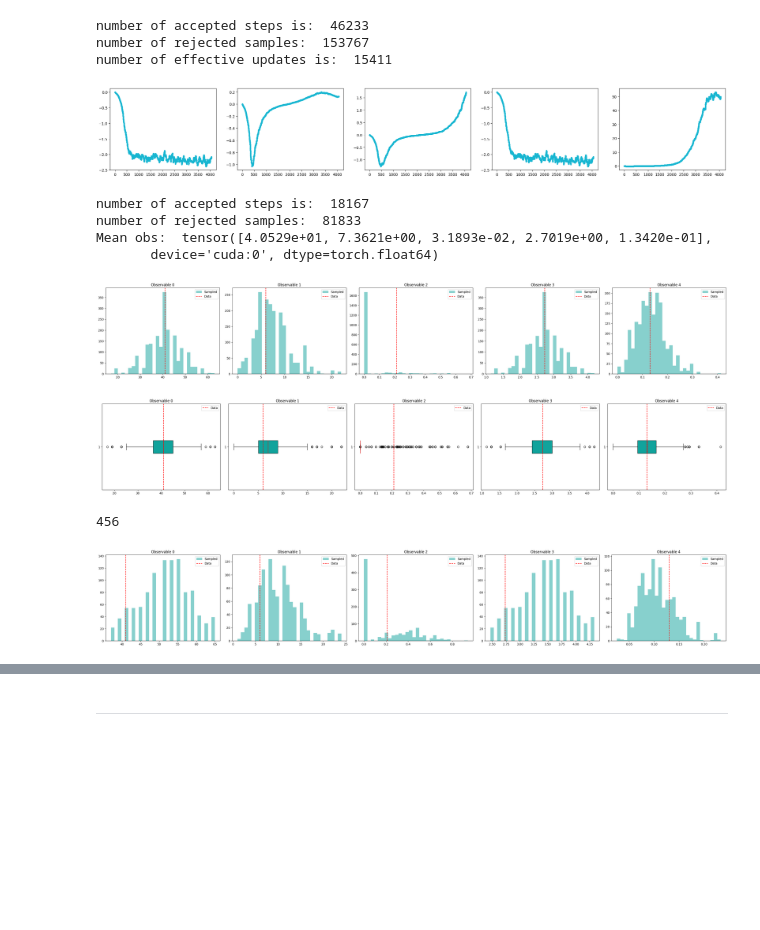
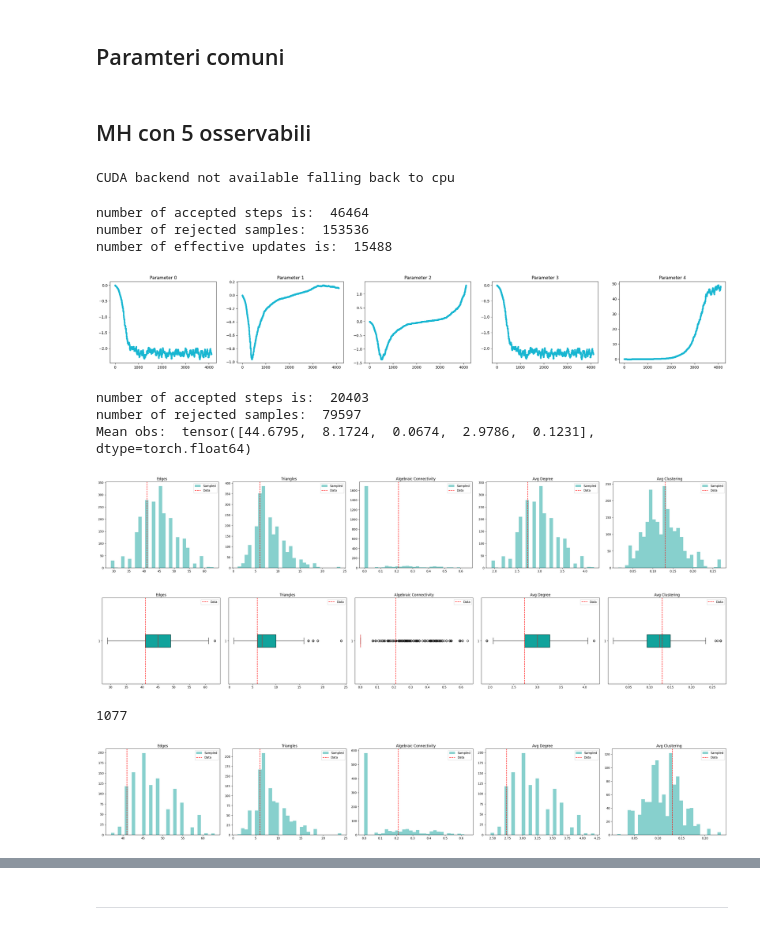
Before and after one commit to LorenzoTonet/torch_erg_experiments, a Jupyter notebook: IEEE_grids.ipynb, the cells around one changed output, grey strips where cells are left out. Saved outputs shown, nothing was run; the diff lists cells and outputs as text; code cells hidden in the pictures; blank space fills up the shorter version.

```diff
--- a/IEEE_grids.ipynb
+++ b/IEEE_grids.ipynb
@@ -33,3 +33,5 @@ plot_graph(ordmat, labels=True)
+# %% [markdown]
+## Paramteri comuni
 # %%
 alpha = 0.001
 niter = 200000
@@ -37,17 +39,29 @@ min_change = 0.05
 update_steps = 3
 
 niter_sampling = 100000
+# %% [markdown]
+## MH con 5 osservabili
 # %%
 class MySamplerFiveStats(MHSampler):
     def __init__(self, backend: str):
         super().__init__(backend)
 
     def observables(self,mtx):
+        L = laplacian_matrix(mtx)
+        a3 = torch.matmul(torch.matmul(mtx,mtx),mtx)
+
         edges = torch.sum(mtx)/2
-        triangles = torch.trace(torch.matmul(torch.matmul(mtx,mtx),mtx))/6
-        ac = torch.linalg.eigvalsh(laplacian_matrix(mtx))[1]
+        triangles = torch.trace(a3)/6
+        ac = torch.linalg.eigvalsh(L)[1]
+        deg = torch.diagonal(L)
+        tri_diag = torch.diagonal(a3) / 2
+
+        valid = deg > 1
+        local_clust = torch.zeros_like(deg)
+        local_clust[valid] = tri_diag[valid] / (deg[valid] * (deg[valid] - 1))
+        avg_clustering = torch.mean(local_clust[valid])
+
         avg_degree = torch.sum(mtx, dim=1).mean()
-        avg_clustering = avg_clustering_coeff(mtx)
 
         return(torch.stack([edges, triangles, ac, avg_degree, avg_clustering]))
 
@@ -55,6 +69,7 @@ betas = torch.tensor([0., 0., 0., 0., 0.], dtype=float)
 
 
 sampler_five_stats = MySamplerFiveStats(backend="cuda")
+
 obs_five_stats = sampler_five_stats.observables(ordmat)
 
 params_five_stats, graphs_five_stats = sampler_five_stats.param_run(graph=ordmat,
@@ -67,13 +82,14 @@ params_five_stats, graphs_five_stats = sampler_five_stats.param_run(graph=ordmat
                       alpha=alpha,
                       min_change=min_change)
 # %% [output]
-number of accepted steps is:  46233
-number of rejected samples:  153767
-number of effective updates is:  15411
+CUDA backend not available falling back to cpu
+number of accepted steps is:  46464
+number of rejected samples:  153536
+number of effective updates is:  15488
 # %%
 plot_params_iterations(params_five_stats)
 # %% [output]
-[figure, old version]
+[figure, new version]
 # %%
 
 params_for_estimates = torch.stack(params_five_stats[-100:]).mean(axis = 0)
@@ -84,26 +100,25 @@ observables_five_stats, graphs_five_stats = sampler_five_stats.sample_run(graph=
                       niter=niter_sampling,
                       save_every=50)
 # %% [output]
-number of accepted steps is:  18167
-number of rejected samples:  81833
-Mean obs:  tensor([4.0529e+01, 7.3621e+00, 3.1893e-02, 2.7019e+00, 1.3420e-01],
-       device='cuda:0', dtype=torch.float64)
+number of accepted steps is:  20403
+number of rejected samples:  79597
+Mean obs:  tensor([44.6795,  8.1724,  0.0674,  2.9786,  0.1231], dtype=torch.float64)
 # %%
-hist_obs_samples(observables_five_stats, obs_five_stats)
-boxplot_obs_samples(observables_five_stats, obs_five_stats)
+hist_obs_samples(observables_five_stats, obs_five_stats, obs_labels = ['Edges', 'Triangles', 'Algebraic Connectivity', 'Avg Degree', 'Avg Clustering'])
+boxplot_obs_samples(observables_five_stats, obs_five_stats, obs_labels = ['Edges', 'Triangles', 'Algebraic Connectivity', 'Avg Degree', 'Avg Clustering'])
 # %% [output]
-[figure, old version]
+[figure, new version]
-[figure, old version]
+[figure, new version]
 # %%
 connected_graphs_five_stats = [g for g in graphs_five_stats if connected_components(csr_matrix(g.cpu().numpy()))[0] <= 2]
 connected_observables_five_stats = [sampler_five_stats.observables(g) for g in connected_graphs_five_stats]
 len(connected_graphs_five_stats)
 # %% [output]
-456
+1077
 # %%
-hist_obs_samples(connected_observables_five_stats, obs_five_stats)
+hist_obs_samples(connected_observables_five_stats, obs_five_stats, obs_labels = ['Edges', 'Triangles', 'Algebraic Connectivity', 'Avg Degree', 'Avg Clustering'])
 # %% [output]
-[figure, old version]
+[figure, new version]
 # %%
 class MySamplerNoAC(MHSampler):
     def __init__(self, backend: str):
```
Also changed, not shown: parts of 20 cells of this notebook, 1 other file.
